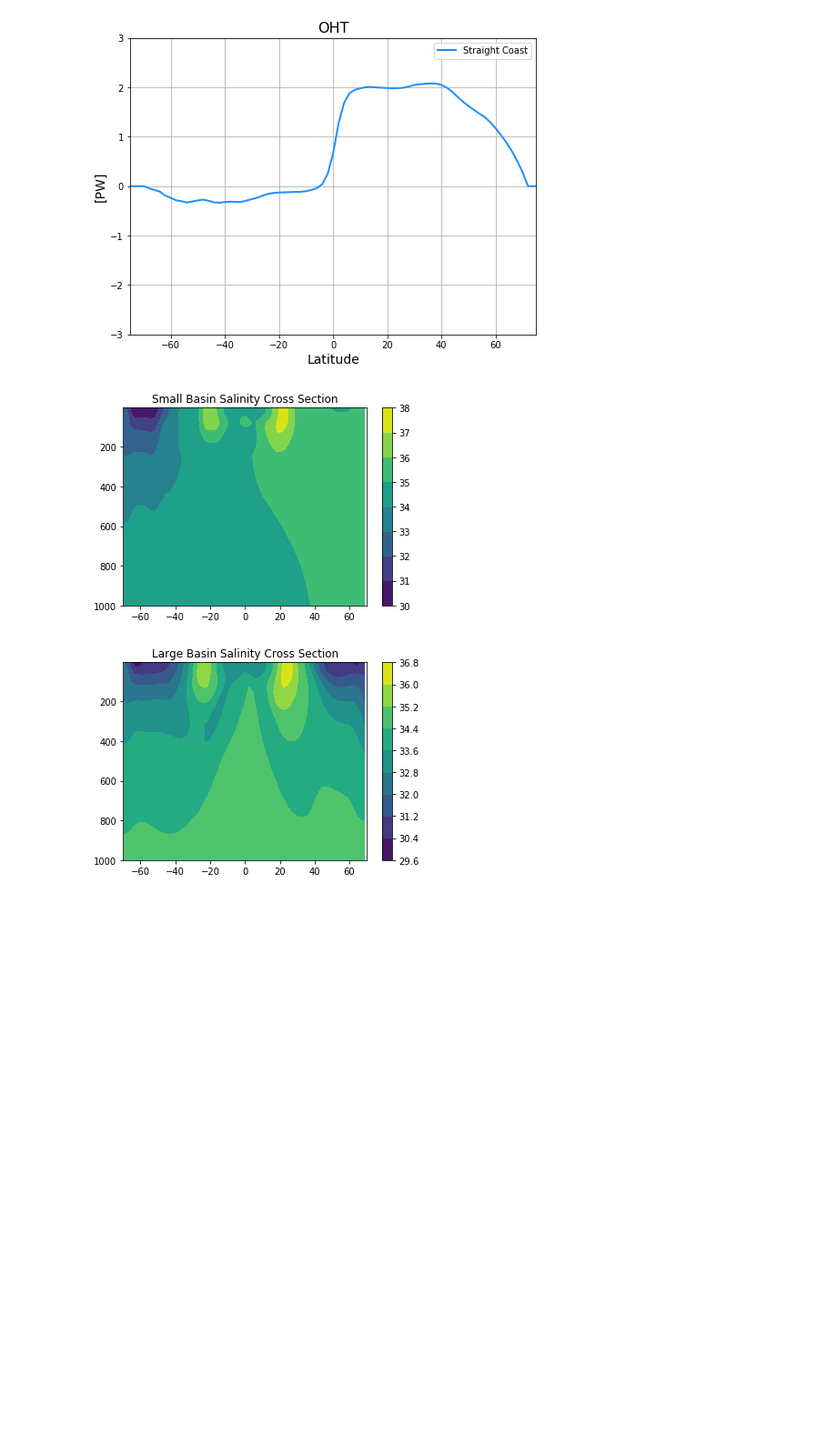
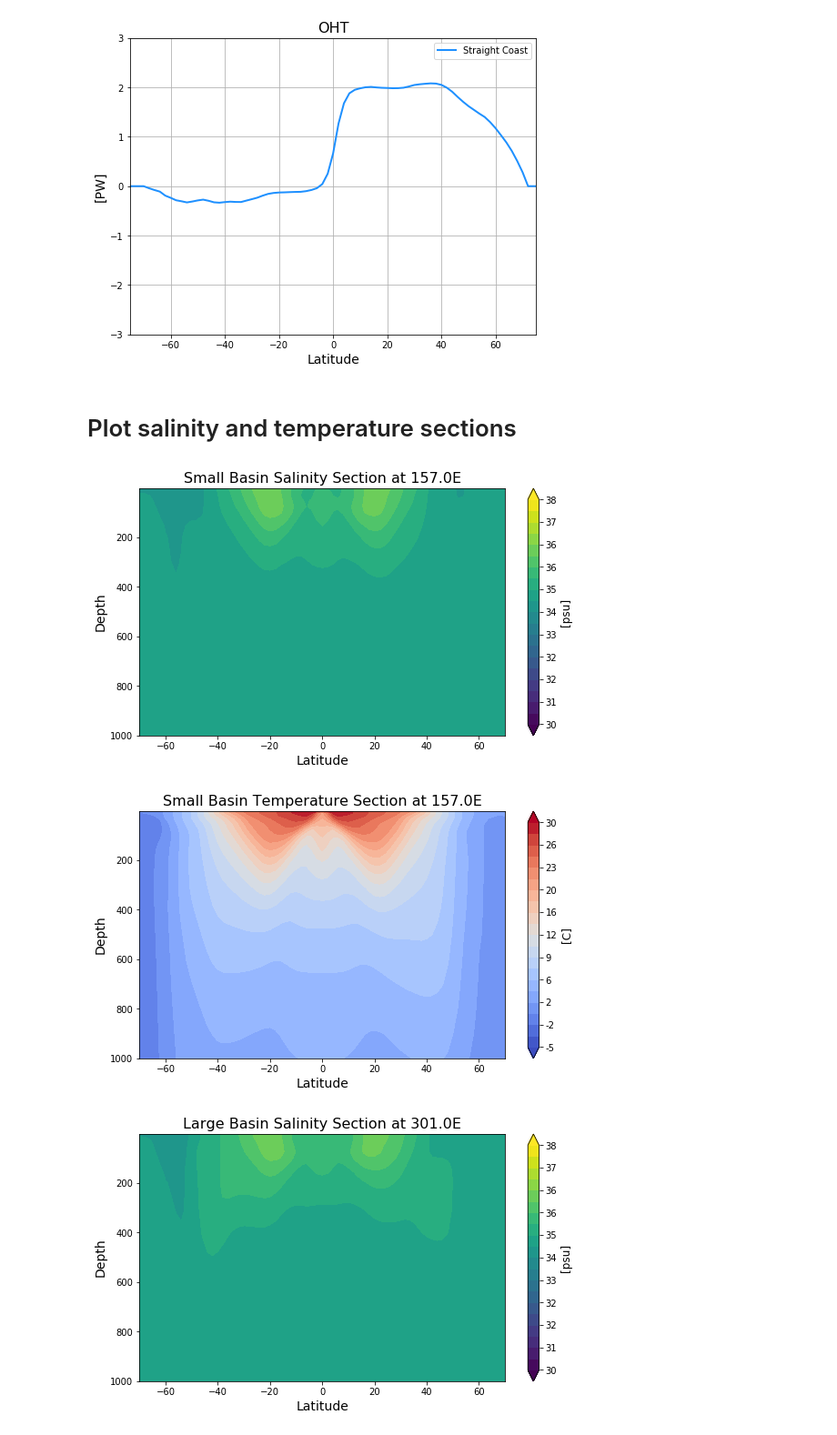
Before and after one commit to NCAR/CESM_MOM6_AQUA, a Jupyter notebook: scripts/sfn_figs_TRYfunctions.ipynb, the cells around one changed output. Shown: that part at 91% size. Drawn from its saved outputs; the diff is of its cells as text; code cells hidden in the pictures; blank space fills up the shorter version.

```diff
--- a/scripts/sfn_figs_TRYfunctions.ipynb
+++ b/scripts/sfn_figs_TRYfunctions.ipynb
@@ -117,6 +117,36 @@ def plot_basin_sfn(sfn_mean, sfn_res, sfn_resmean, sfn_bound, y_south, y_north):
     axs[1].set_ylabel('Depth', fontsize=14), axs[2].set_xlabel('Latitude', fontsize=14)
     plt.show()
     return
+
+def plot_salt_section(title, lon_index, z):
+    t = np.linspace(30, 38, 11, endpoint=True)
+    b = np.linspace(30, 38, 21, endpoint=True)
+    lon = np.asarray(dy['xh'][lon_index])
+    fig, ax = plt.subplots(figsize=(9,5))
+    cf = ax.contourf(dy['yh'], dy['zl'][0:z], np.squeeze(salt[:z,:,lon_index]), b, extend='both')
+    ax.invert_yaxis()
+    ax.set_xlim(-70, 70)
+    plt.ylabel('Depth', fontsize=14), plt.xlabel('Latitude', fontsize=14)
+    ax.set_title(title+' '+'Salinity Section at'+' '+'{}'.format(lon)+'E', fontsize=16)
+    cbar = fig.colorbar(cf, ax=ax, ticks=t, format = '%.0f')
+    cbar.ax.set_ylabel('[psu]', fontsize=12)
+    plt.show()
+    return
+
+def plot_temp_section(title, lon_index, z):
+    t = np.linspace(-5, 30, 11, endpoint=True)
+    b = np.linspace(-5, 30, 21, endpoint=True)
+    lon = np.asarray(dy['xh'][lon_index])
+    fig, ax = plt.subplots(figsize=(9,5))
+    cf = ax.contourf(dy['yh'], dy['zl'][0:z], np.squeeze(temp[:z,:,lon_index]), b, cmap='coolwarm', extend='both')
+    ax.invert_yaxis()
+    ax.set_xlim(-70, 70)
+    plt.ylabel('Depth', fontsize=14), plt.xlabel('Latitude', fontsize=14)
+    ax.set_title(title+' '+'Temperature Section at'+' '+'{}'.format(lon)+'E', fontsize=16)
+    cbar = fig.colorbar(cf, ax=ax, ticks=t, format = '%.0f')
+    cbar.ax.set_ylabel('[C]', fontsize=12)
+    plt.show()
+    return
 # %% [markdown]
 # Look at global mean SST and SSS
 # %%
@@ -190,28 +220,20 @@ plt.show()
 [figure]
 # %%
 # Add section here for calculating OHT in separate basins
-# %%
-# salinity = dy['so'][:]
-salt = np.nanmean(salinity[-361:,:,:,:], axis=0)
-
-ind = np.where(dy['zl'] == 1000)
-z = ind[0][0] + 1
-
-# small = 156
-plt.contourf(dy['yh'], dy['zl'][0:z], np.squeeze(salt[:z,:,78]))
-plt.gca().invert_yaxis()
-plt.xlim([-70,70])
-plt.title('Small Basin Salinity Cross Section')
-plt.colorbar()
-plt.show()
-
-# large = 300
-plt.contourf(dy['yh'], dy['zl'][0:z], np.squeeze(salt[:z,:,150]))
-plt.gca().invert_yaxis()
-plt.xlim([-70,70])
-plt.title('Large Basin Salinity Cross Section')
-plt.colorbar()
-plt.show()
-# %% [output]
-[figure, removed]
-[figure, removed]
+# %% [markdown]
+# Plot salinity and temperature sections
+# %%
+salinity = dy['so'][:]
+temperature = dy['thetao'][:]
+salt = np.nanmean(salinity[-361:,:,:,:], axis=0)
+temp = np.nanmean(temperature[-361:,:,:,:], axis=0)
+z = np.where(dy['zl'] == 1000)[0][0] + 1
+
+plot_salt_section('Small Basin', 78, z)
+plot_temp_section('Small Basin', 78, z)
+plot_salt_section('Large Basin', 150, z)
+plot_temp_section('Large Basin', 150, z)
+# %% [output]
+[figure, added]
+[figure, added]
+[figure, added]
```
Also changed, not shown: parts of 3 cells of this notebook.
